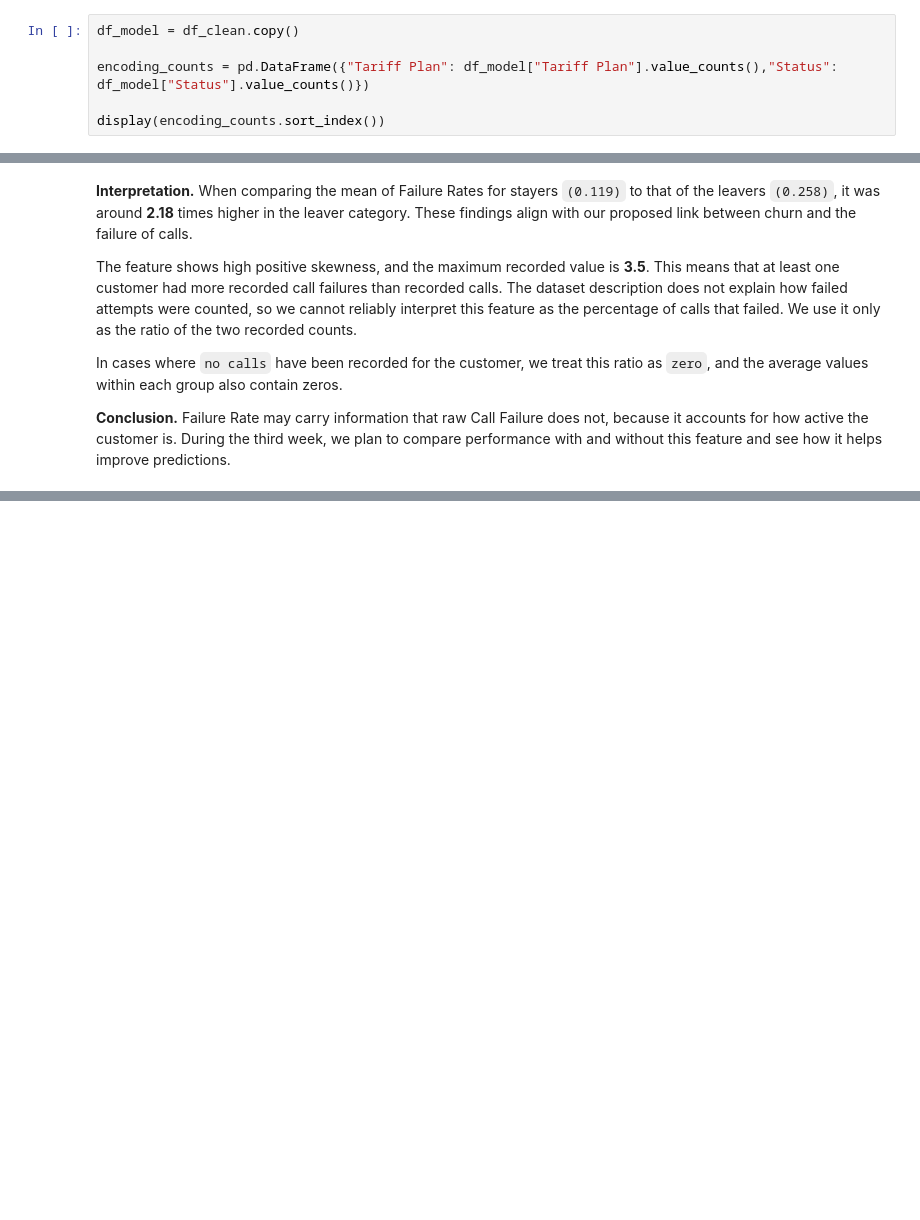
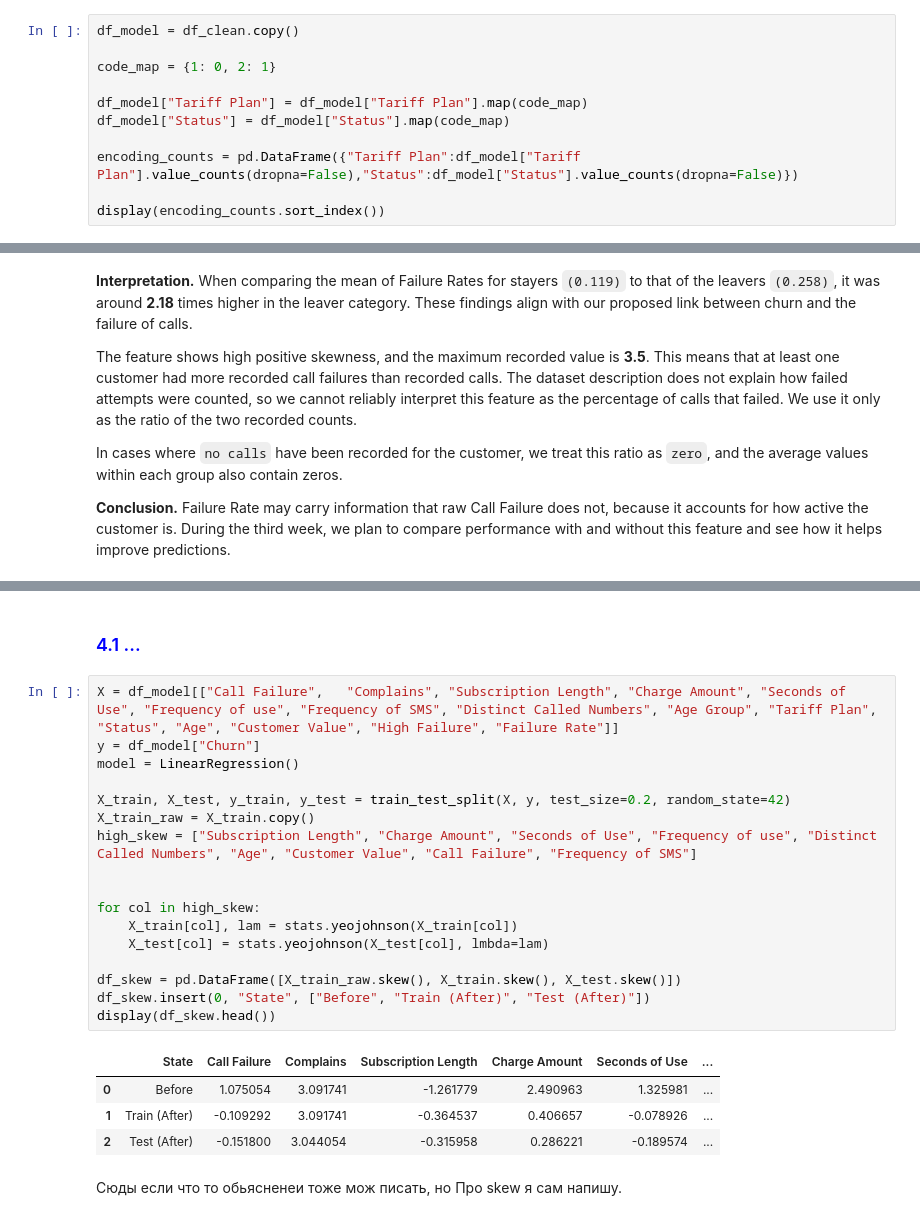
Before and after one commit to ntairuly/FinalProject_by_59ChurnGuard, a Jupyter notebook: Main.ipynb, the cells around one changed output, grey strips where cells are left out. Cells and saved outputs as stored; diff of their text form; blank space fills up the shorter version.

```diff
--- a/Main.ipynb
+++ b/Main.ipynb
@@ -722,7 +710,12 @@ Tariff Plan and Status each have two categories. During data cleaning
 # %%
 df_model = df_clean.copy()
 
-encoding_counts = pd.DataFrame({"Tariff Plan": df_model["Tariff Plan"].value_counts(),"Status": df_model["Status"].value_counts()})
+code_map = {1: 0, 2: 1}
+
+df_model["Tariff Plan"] = df_model["Tariff Plan"].map(code_map)
+df_model["Status"] = df_model["Status"].map(code_map)
+
+encoding_counts = pd.DataFrame({"Tariff Plan":df_model["Tariff Plan"].value_counts(dropna=False),"Status":df_model["Status"].value_counts(dropna=False)})
 
 display(encoding_counts.sort_index())
 # %% [output]
@@ -788,0 +768,26 @@ dtype: int64
+# %% [markdown]
+<h3 style="color:blue">4.1 ...</h3>
+# %%
+X = df_model[["Call Failure",	"Complains", "Subscription Length",	"Charge Amount", "Seconds of Use", "Frequency of use", "Frequency of SMS", "Distinct Called Numbers", "Age Group", "Tariff Plan", "Status", "Age", "Customer Value", "High Failure", "Failure Rate"]]
+y = df_model["Churn"]
+model = LinearRegression()
+
+X_train, X_test, y_train, y_test = train_test_split(X, y, test_size=0.2, random_state=42)
+X_train_raw = X_train.copy()
+high_skew = ["Subscription Length", "Charge Amount", "Seconds of Use", "Frequency of use", "Distinct Called Numbers", "Age", "Customer Value", "Call Failure", "Frequency of SMS"]
+
+
+for col in high_skew:
+    X_train[col], lam = stats.yeojohnson(X_train[col])
+    X_test[col] = stats.yeojohnson(X_test[col], lmbda=lam)
+
+df_skew = pd.DataFrame([X_train_raw.skew(), X_train.skew(), X_test.skew()])
+df_skew.insert(0, "State", ["Before", "Train (After)", "Test (After)"])
+display(df_skew.head())
+# %% [output]
+|  | State | Call Failure | Complains | Subscription Length | Charge Amount | Seconds of Use | ... |
+| 0 | Before | 1.075054 | 3.091741 | -1.261779 | 2.490963 | 1.325981 | ... |
+| 1 | Train (After) | -0.109292 | 3.091741 | -0.364537 | 0.406657 | -0.078926 | ... |
+| 2 | Test (After) | -0.151800 | 3.044054 | -0.315958 | 0.286221 | -0.189574 | ... |
+# %% [markdown]
+Сюды если что то обьясненеи тоже мож писать, но Про skew я сам напишу.
```
Also changed, not shown: parts of 24 cells of this notebook.
